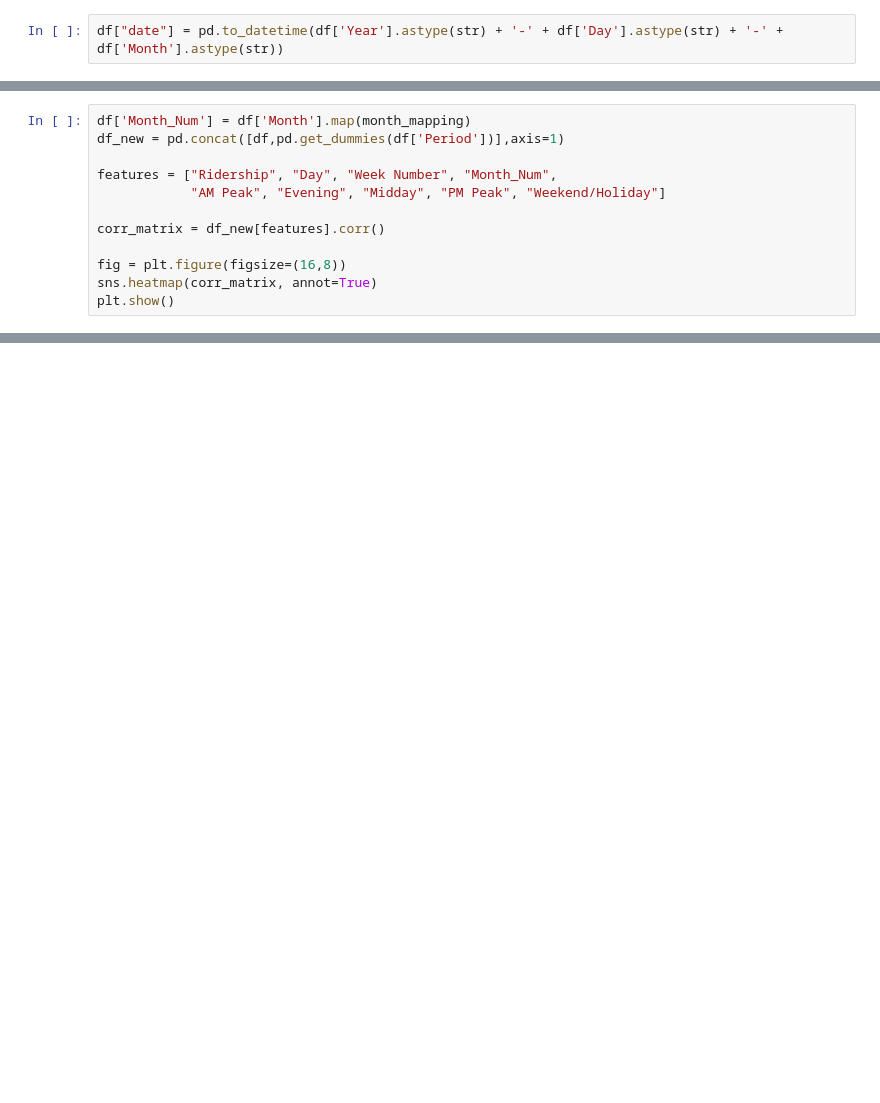
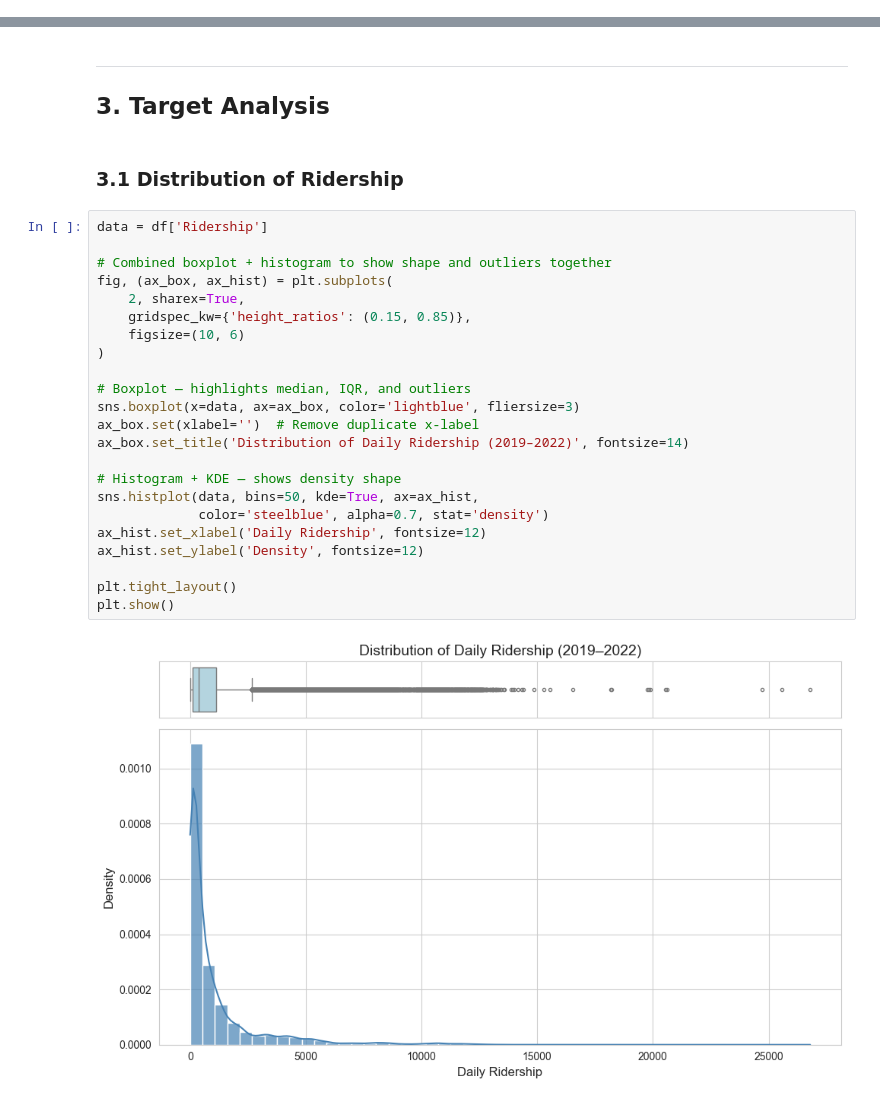
Before and after one commit to Ali-sarafraz/Train-Ridership-Forecasting, a Jupyter notebook: notebooks/EDA.ipynb, the cells around one changed output, grey strips where cells are left out. Cells and saved outputs as stored; diff of their text form; blank space fills up the shorter version.

```diff
--- a/notebooks/EDA.ipynb
+++ b/notebooks/EDA.ipynb
@@ -171,2 +136,0 @@ This chart shows the density distribution of daily ridership values over a five-
-# %%
-df["date"] = pd.to_datetime(df['Year'].astype(str) + '-' + df['Day'].astype(str) + '-' + df['Month'].astype(str))
@@ -500,12 +136,0 @@ Overall, demand is unevenly distributed across corridors, with a few major route
-# %%
-df['Month_Num'] = df['Month'].map(month_mapping)
-df_new = pd.concat([df,pd.get_dummies(df['Period'])],axis=1)
-
-features = ["Ridership", "Day", "Week Number", "Month_Num",
-            "AM Peak", "Evening", "Midday", "PM Peak", "Weekend/Holiday"]
-
-corr_matrix = df_new[features].corr()
-
-fig = plt.figure(figsize=(16,8))
-sns.heatmap(corr_matrix, annot=True)
-plt.show()
@@ -614,0 +184,30 @@ Overall, effective outlier treatment, feature engineering (especially temporal f
+# %% [markdown]
+---
+## 3. Target Analysis
+# %% [markdown]
+### 3.1 Distribution of Ridership
+# %%
+data = df['Ridership']
+
+# Combined boxplot + histogram to show shape and outliers together
+fig, (ax_box, ax_hist) = plt.subplots(
+    2, sharex=True,
+    gridspec_kw={'height_ratios': (0.15, 0.85)},
+    figsize=(10, 6)
+)
+
+# Boxplot — highlights median, IQR, and outliers
+sns.boxplot(x=data, ax=ax_box, color='lightblue', fliersize=3)
+ax_box.set(xlabel='')  # Remove duplicate x-label
+ax_box.set_title('Distribution of Daily Ridership (2019–2022)', fontsize=14)
+
+# Histogram + KDE — shows density shape
+sns.histplot(data, bins=50, kde=True, ax=ax_hist,
+             color='steelblue', alpha=0.7, stat='density')
+ax_hist.set_xlabel('Daily Ridership', fontsize=12)
+ax_hist.set_ylabel('Density', fontsize=12)
+
+plt.tight_layout()
+plt.show()
+# %% [output]
+[figure, added]
```
Also changed, not shown: parts of 100 cells of this notebook, 13 other files.
